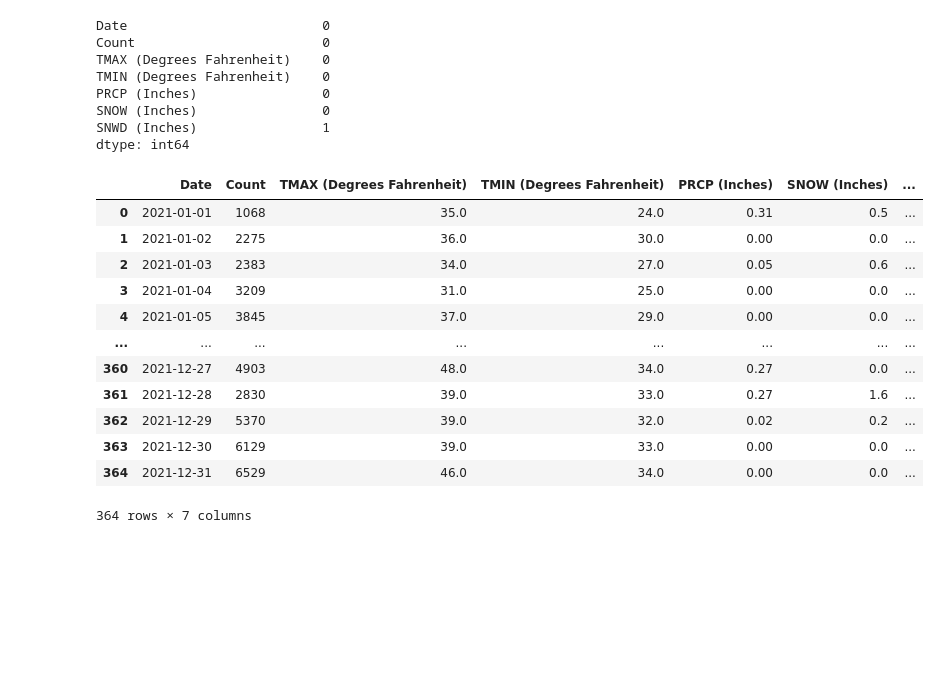
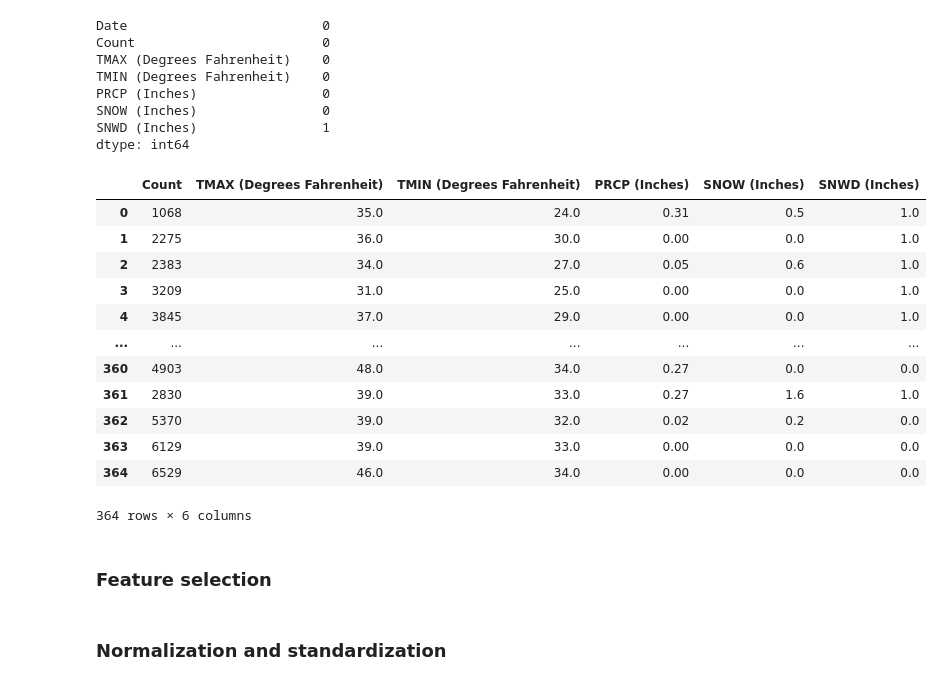
Before and after one commit to mikoMaz/ml_project_2023_24, a Jupyter notebook: ml_project_2023_24.ipynb, the cells around one changed output. Drawn from its saved outputs; the diff is of its cells as text; code cells hidden in the pictures; blank space fills up the shorter version.

```diff
--- a/ml_project_2023_24.ipynb
+++ b/ml_project_2023_24.ipynb
@@ -241,18 +250,21 @@ SNWD (Inches)                1
 dtype: int64
 # %%
 merged_df = merged_df.dropna()
+merged_df = merged_df.drop(columns='Date')
 merged_df
 # %% [output]
-|  | Date | Count | TMAX (Degrees Fahrenheit) | TMIN (Degrees Fahrenheit) | PRCP (Inches) | SNOW (Inches) | ... |
-| 0 | 2021-01-01 | 1068 | 35.0 | 24.0 | 0.31 | 0.5 | ... |
-| 1 | 2021-01-02 | 2275 | 36.0 | 30.0 | 0.00 | 0.0 | ... |
-| 2 | 2021-01-03 | 2383 | 34.0 | 27.0 | 0.05 | 0.6 | ... |
-| 3 | 2021-01-04 | 3209 | 31.0 | 25.0 | 0.00 | 0.0 | ... |
-| 4 | 2021-01-05 | 3845 | 37.0 | 29.0 | 0.00 | 0.0 | ... |
-| ... | ... | ... | ... | ... | ... | ... | ... |
-| 360 | 2021-12-27 | 4903 | 48.0 | 34.0 | 0.27 | 0.0 | ... |
-| 361 | 2021-12-28 | 2830 | 39.0 | 33.0 | 0.27 | 1.6 | ... |
-| 362 | 2021-12-29 | 5370 | 39.0 | 32.0 | 0.02 | 0.2 | ... |
-| 363 | 2021-12-30 | 6129 | 39.0 | 33.0 | 0.00 | 0.0 | ... |
-| 364 | 2021-12-31 | 6529 | 46.0 | 34.0 | 0.00 | 0.0 | ... |
+|  | Count | TMAX (Degrees Fahrenheit) | TMIN (Degrees Fahrenheit) | PRCP (Inches) | SNOW (Inches) | SNWD (Inches) |
+| 0 | 1068 | 35.0 | 24.0 | 0.31 | 0.5 | 1.0 |
+| 1 | 2275 | 36.0 | 30.0 | 0.00 | 0.0 | 1.0 |
+| 2 | 2383 | 34.0 | 27.0 | 0.05 | 0.6 | 1.0 |
+| 3 | 3209 | 31.0 | 25.0 | 0.00 | 0.0 | 1.0 |
+| 4 | 3845 | 37.0 | 29.0 | 0.00 | 0.0 | 1.0 |
+| ... | ... | ... | ... | ... | ... | ... |
+| 360 | 4903 | 48.0 | 34.0 | 0.27 | 0.0 | 0.0 |
+| 361 | 2830 | 39.0 | 33.0 | 0.27 | 1.6 | 1.0 |
+| 362 | 5370 | 39.0 | 32.0 | 0.02 | 0.2 | 0.0 |
+| 363 | 6129 | 39.0 | 33.0 | 0.00 | 0.0 | 0.0 |
+| 364 | 6529 | 46.0 | 34.0 | 0.00 | 0.0 | 0.0 |
-364 rows × 7 columns
+364 rows × 6 columns
+# %% [markdown]
+### Feature selection
@@ -258,0 +276,2 @@ merged_df
+# %% [markdown]
+### Normalization and standardization
```
Also changed, not shown: parts of 10 cells of this notebook.
